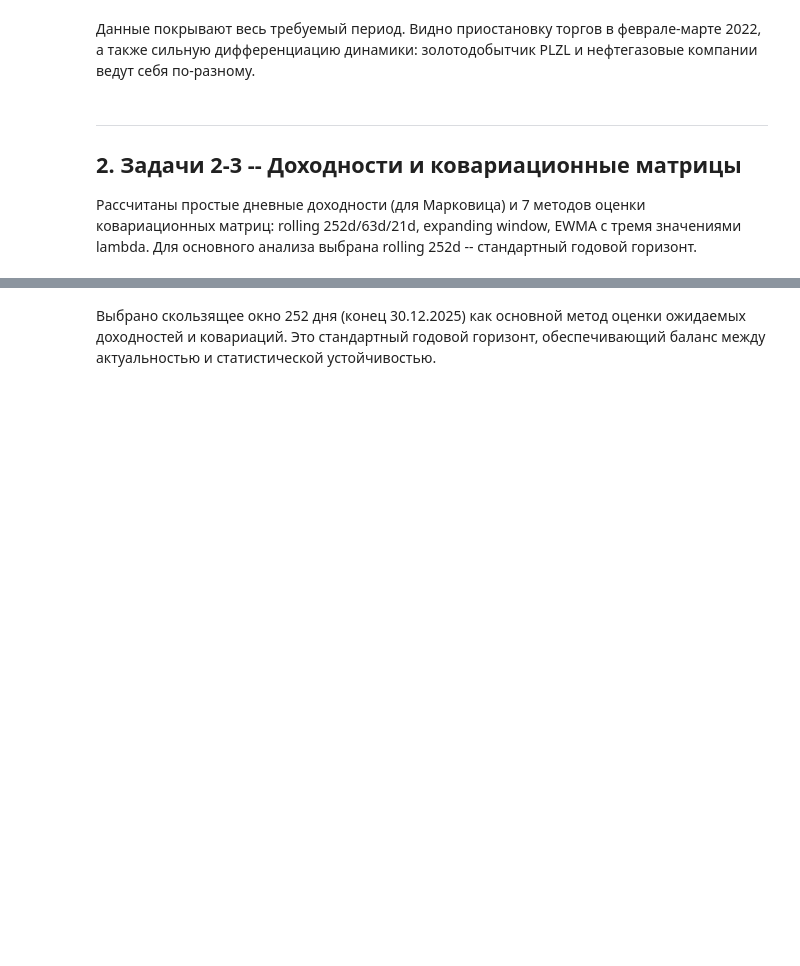
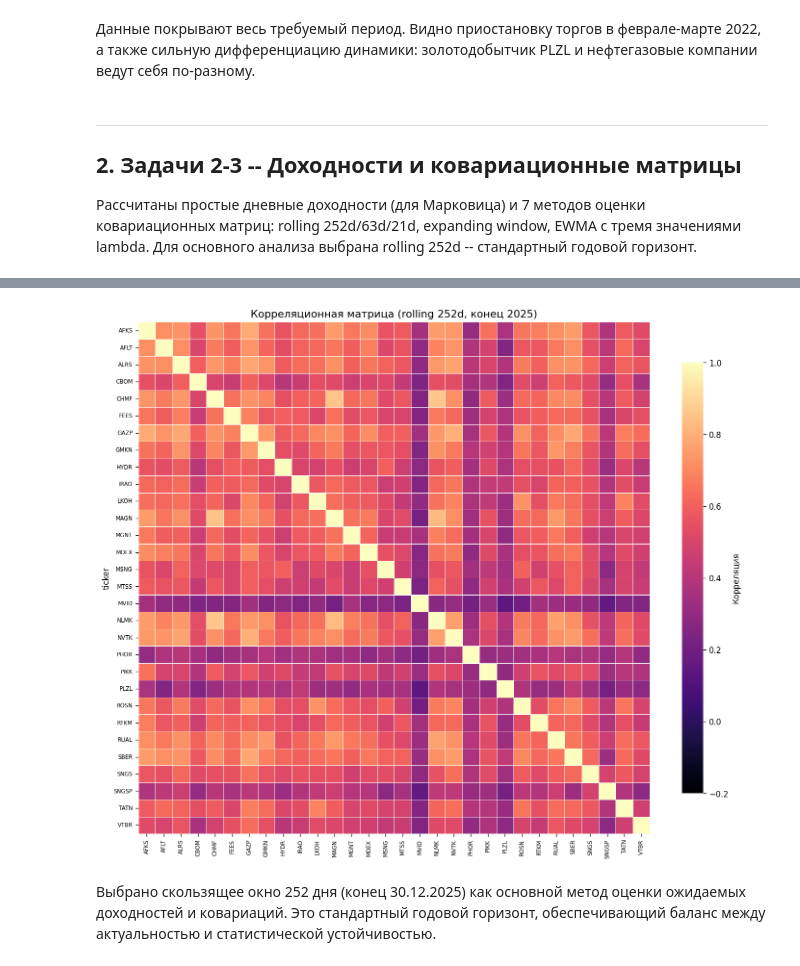
Before and after one commit to stareeg/risk-management, a Jupyter notebook: portfolio_analysis.ipynb, the cells around one changed output, grey strips where cells are left out. Cells and saved outputs as stored; diff of their text form; code cells hidden in the pictures; blank space fills up the shorter version.

```diff
--- a/portfolio_analysis.ipynb
+++ b/portfolio_analysis.ipynb
@@ -49,7 +56,7 @@ if 'DejaVu Sans' in _available_fonts:
     plt.rcParams['font.family'] = ['DejaVu Sans']
 
 # пути к данным -- предполагаем, что data/ лежит рядом с notebook
-DATA_DIR = Path('data')
+DATA_DIR = Path('/content/drive/MyDrive/rm/hw1/data')
 PROCESSED = DATA_DIR / 'processed'
 RAW_DIR = DATA_DIR / 'raw'
 META_DIR = DATA_DIR / 'meta'
@@ -112,20 +184,22 @@ stats.sort_values('mean (ann.)', ascending=False)
 # %%
 # ковариационная матрица (rolling 252d, конец периода)
 selected_cov = pd.read_parquet(PROCESSED / 'selected_cov.parquet')
 
 # корреляционная матрица
 std_diag = np.sqrt(np.diag(selected_cov.values))
 corr_matrix = selected_cov.values / np.outer(std_diag, std_diag)
 corr_df = pd.DataFrame(corr_matrix, index=selected_cov.index, columns=selected_cov.columns)
 
 fig, ax = plt.subplots(figsize=(12, 10))
-sns.heatmap(corr_df, vmin=-0.2, vmax=1.0, cmap='RdBu_r', square=True,
+sns.heatmap(corr_df, vmin=-0.2, vmax=1.0, cmap='magma', square=True,
             linewidths=0.3, ax=ax,
             cbar_kws={'shrink': 0.8, 'label': 'Корреляция'})
 ax.set_title('Корреляционная матрица (rolling 252d, конец 2025)', fontsize=13)
 ax.tick_params(axis='both', labelsize=7)
 plt.tight_layout()
 plt.show()
+# %% [output]
+[figure, added]
 # %% [markdown]
 Выбрано скользящее окно 252 дня (конец 30.12.2025) как основной метод оценки ожидаемых доходностей и ковариаций. Это стандартный годовой горизонт, обеспечивающий баланс между актуальностью и статистической устойчивостью.
 # %% [markdown]
```
Also changed, not shown: parts of 14 cells of this notebook.
